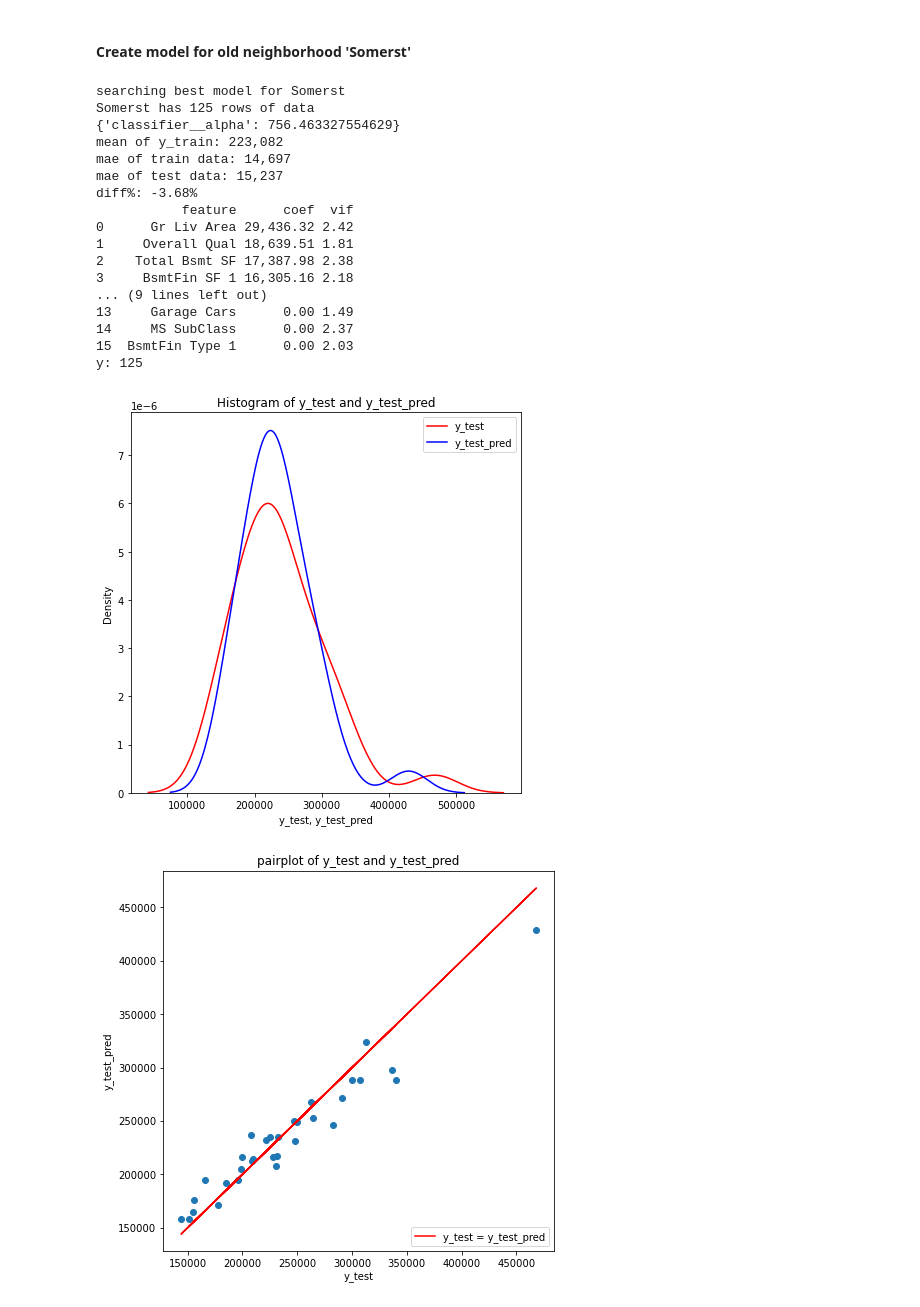
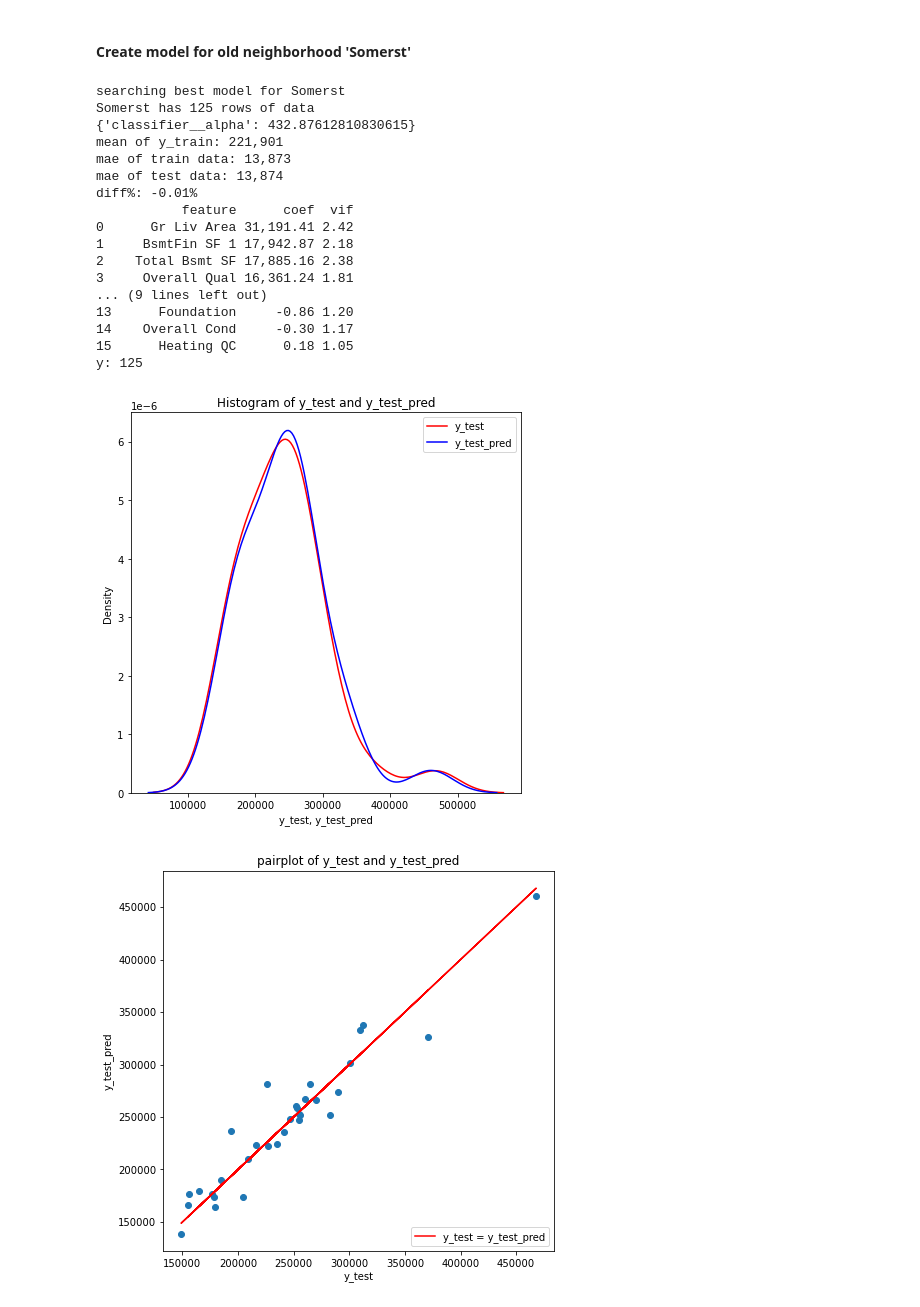
Before and after one commit to oliverfyh/Project-Ames-Housing-Data-and-Kaggle-Challenge, a Jupyter notebook: code/01_starter-code.ipynb, the cells around one changed output. Cells and saved outputs as stored; diff of their text form; code cells hidden in the pictures.

```diff
--- a/code/01_starter-code.ipynb
+++ b/code/01_starter-code.ipynb
@@ -1894,25 +1896,25 @@ plot_partial_dependence(gs_oldtown, X, feature)
 # %%
 neighborhood = 'Somerst'
 X=X_dict[neighborhood]
 y=df.loc[df['Neighborhood'].str.contains(neighborhood),["SalePrice"]]
-gs_somerst=get_best_model_by_neighborhood(neighborhood, X, y,3)
+gs_somerst=get_best_model_by_neighborhood(neighborhood, X, y,2654)
 # %% [output]
 searching best model for Somerst
 Somerst has 125 rows of data
-{'classifier__alpha': 756.463327554629}
-mean of y_train: 223,082
-mae of train data: 14,697
-mae of test data: 15,237
-diff%: -3.68%
+{'classifier__alpha': 432.87612810830615}
+mean of y_train: 221,901
+mae of train data: 13,873
+mae of test data: 13,874
+diff%: -0.01%
            feature      coef  vif
-0      Gr Liv Area 29,436.32 2.42
-1     Overall Qual 18,639.51 1.81
-2    Total Bsmt SF 17,387.98 2.38
-3     BsmtFin SF 1 16,305.16 2.18
+0      Gr Liv Area 31,191.41 2.42
+1     BsmtFin SF 1 17,942.87 2.18
+2    Total Bsmt SF 17,885.16 2.38
+3     Overall Qual 16,361.24 1.81
 ... (9 lines left out)
-13     Garage Cars      0.00 1.49
-14     MS SubClass      0.00 2.37
-15  BsmtFin Type 1      0.00 2.03
+13      Foundation     -0.86 1.20
+14    Overall Cond     -0.30 1.17
+15      Heating QC      0.18 1.05
 y: 125
-[figure, old version]
+[figure, new version]
-[figure, old version]
+[figure, new version]
```
Also changed, not shown: parts of 27 cells of this notebook, 3 other files.
